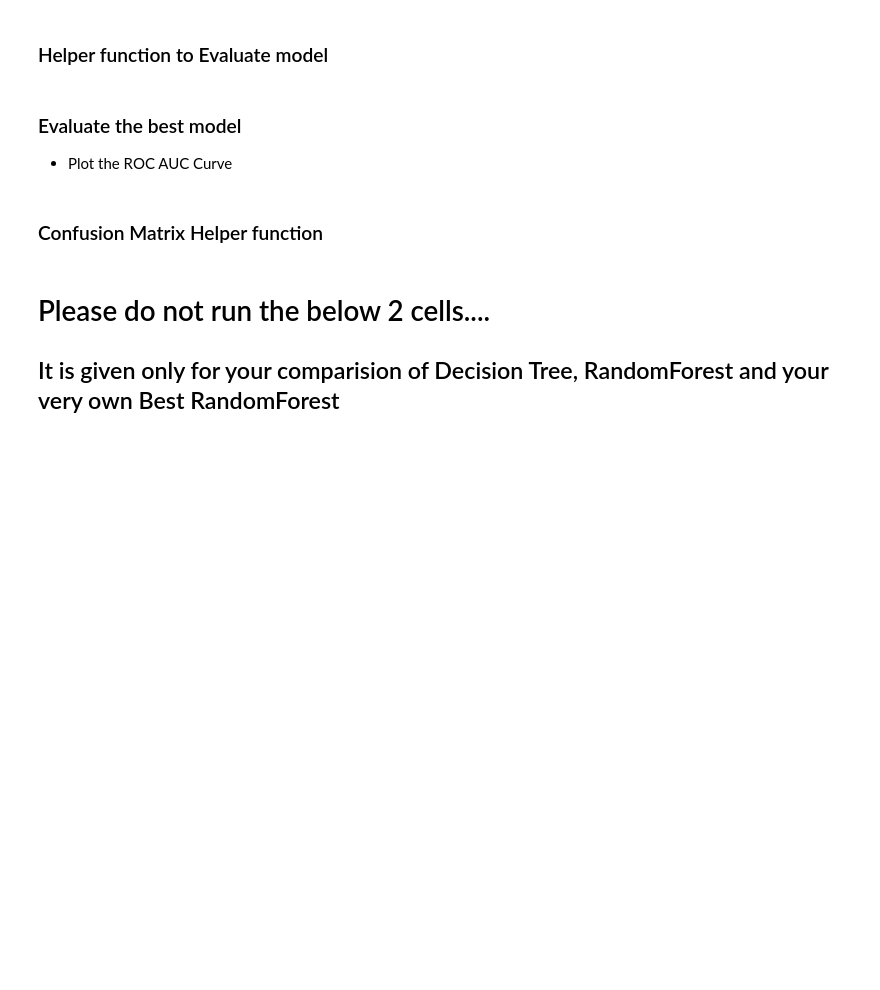
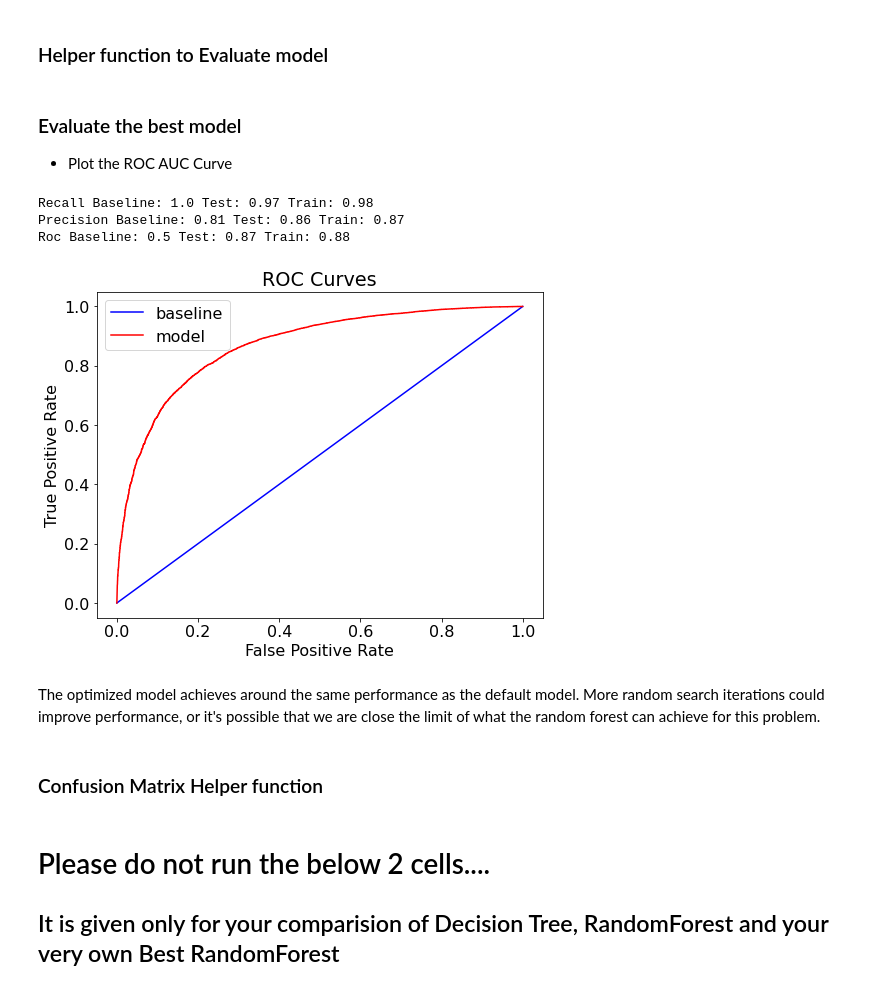
Before and after one commit to sepidfs/Best-Random-Forests-, a Jupyter notebook: Best_Random_Forests.ipynb, the cells around one changed output. Drawn from its saved outputs; the diff is of its cells as text; code cells hidden in the pictures; blank space fills up the shorter version.

```diff
--- a/Best_Random_Forests.ipynb
+++ b/Best_Random_Forests.ipynb
@@ -309,0 +250,2 @@ random_search.fit(X_imputed, y)
+# %%
+rs.fit(train, train_labels)
@@ -332,2 +291,4 @@ print(" Best model selected and ready for use.")
+# %%
+best_model = rs.best_estimator_
 # %% [markdown]
 ### Make the predictions with the chosen best model
@@ -340,3 +295,9 @@ y_proba = best_model.predict_proba(X_imputed)[:, 1]  # probability of the positi
+# %%
+train_rf_predictions = best_model.predict(train)
+train_rf_probs = best_model.predict_proba(train)[:, 1]
+
+rf_predictions = best_model.predict(test)
+rf_probs = best_model.predict_proba(test)[:, 1]
 # %% [markdown]
 ### Get the node counts and maximum depth of the random forest
 # %%
@@ -366,7 +317,0 @@ test_proba = best_model.predict_proba(X_test)[:, 1]
-# %%
-# Compute ROC curves and AUC
-fpr_train, tpr_train, _ = roc_curve(y_train, train_proba)
-fpr_test, tpr_test, _ = roc_curve(y_test, test_proba)
-
-auc_train = auc(fpr_train, tpr_train)
-auc_test = auc(fpr_test, tpr_test)
@@ -448,3 +368,12 @@ plt.show()
+# %%
+evaluate_model(rf_predictions, rf_probs, train_rf_predictions, train_rf_probs)
+# %% [output]
+Recall Baseline: 1.0 Test: 0.97 Train: 0.98
+Precision Baseline: 0.81 Test: 0.86 Train: 0.87
+Roc Baseline: 0.5 Test: 0.87 Train: 0.88
+[figure, added]
+# %% [markdown]
+The optimized model achieves around the same performance as the default model. More random search iterations could improve performance, or it's possible that we are close the limit of what the random forest can achieve for this problem.
 # %% [markdown]
 ### Confusion Matrix Helper function
 # %%
```
Also changed, not shown: parts of 50 cells of this notebook.
